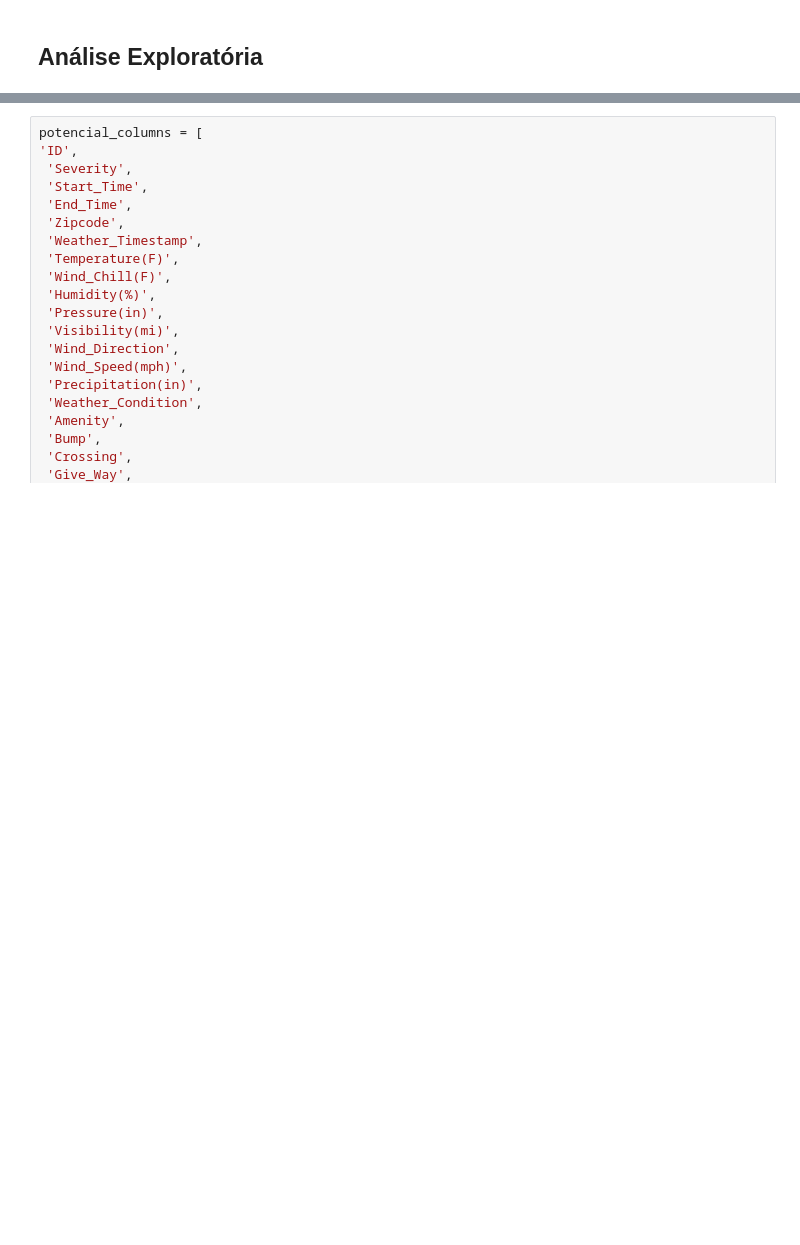
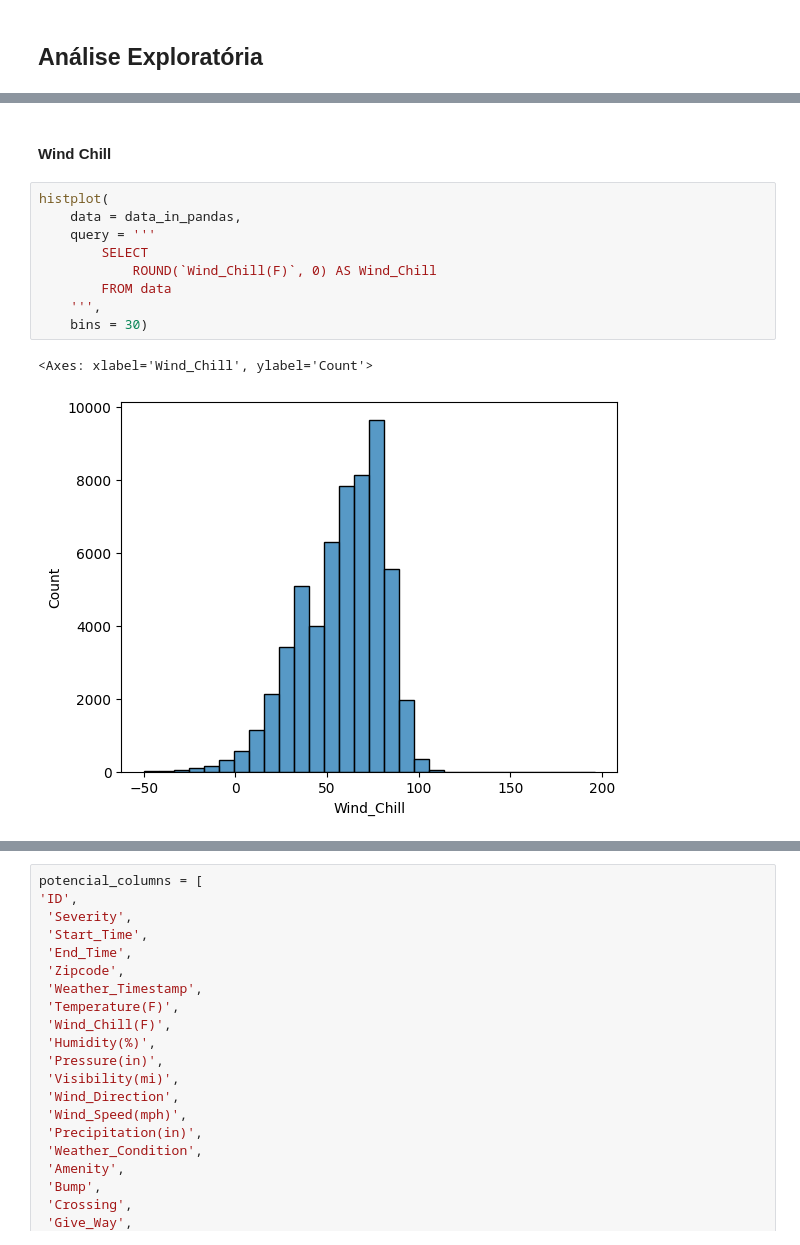
Before and after one commit to ArthurMesquita96/Traffic-Accident-Analysis, a Jupyter notebook: projeto_accidents.ipynb, the cells around one changed output, grey strips where cells are left out. Drawn from its saved outputs; the diff is of its cells as text; blank space fills up the shorter version.

```diff
--- a/projeto_accidents.ipynb
+++ b/projeto_accidents.ipynb
@@ -331,0 +299,14 @@ barplot(
+# %% [markdown]
+#### Wind Chill
+# %%
+histplot(
+    data = data_in_pandas,
+    query = '''
+        SELECT
+            ROUND(`Wind_Chill(F)`, 0) AS Wind_Chill
+        FROM data
+    ''',
+    bins = 30)
+# %% [output]
+<Axes: xlabel='Wind_Chill', ylabel='Count'>
+[figure, added]
```
Also changed, not shown: parts of 56 cells of this notebook.
